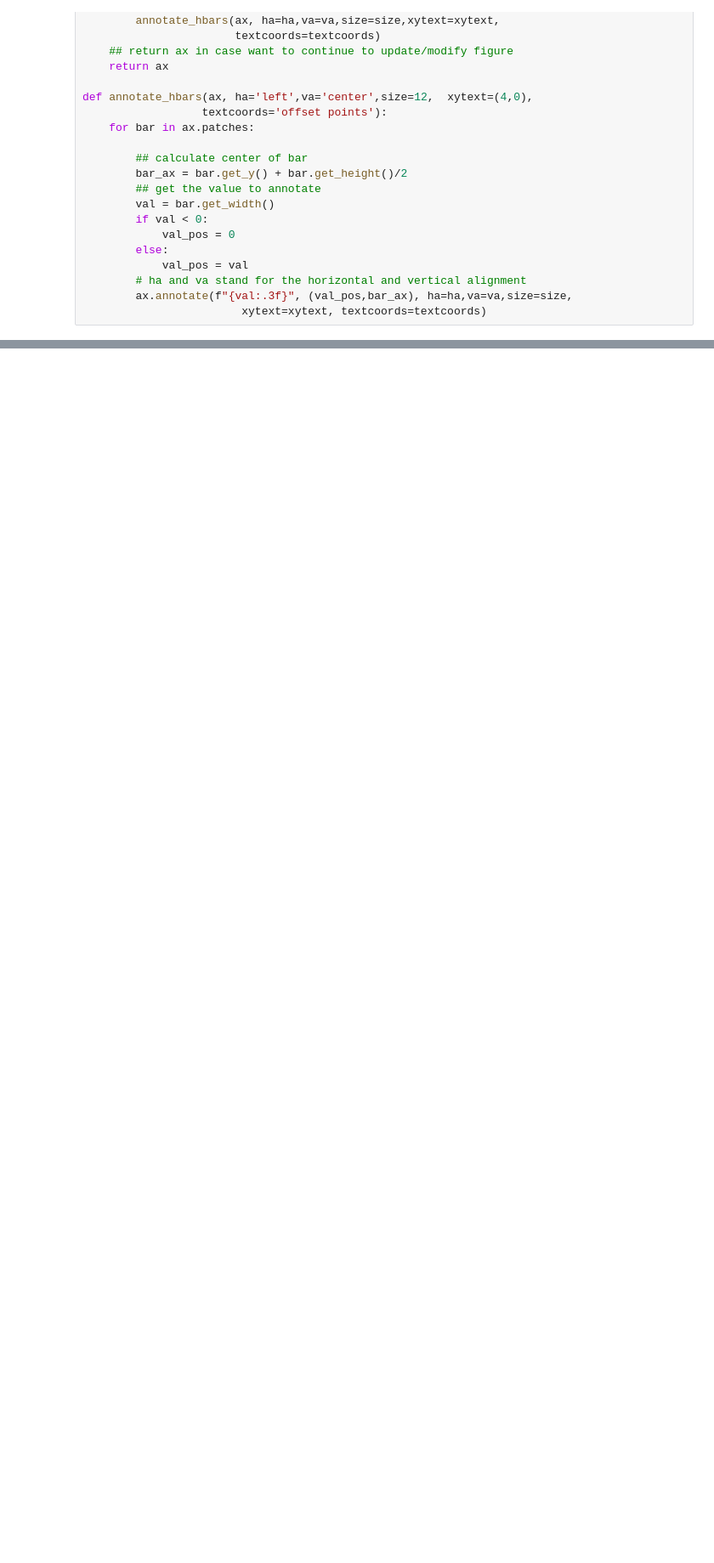
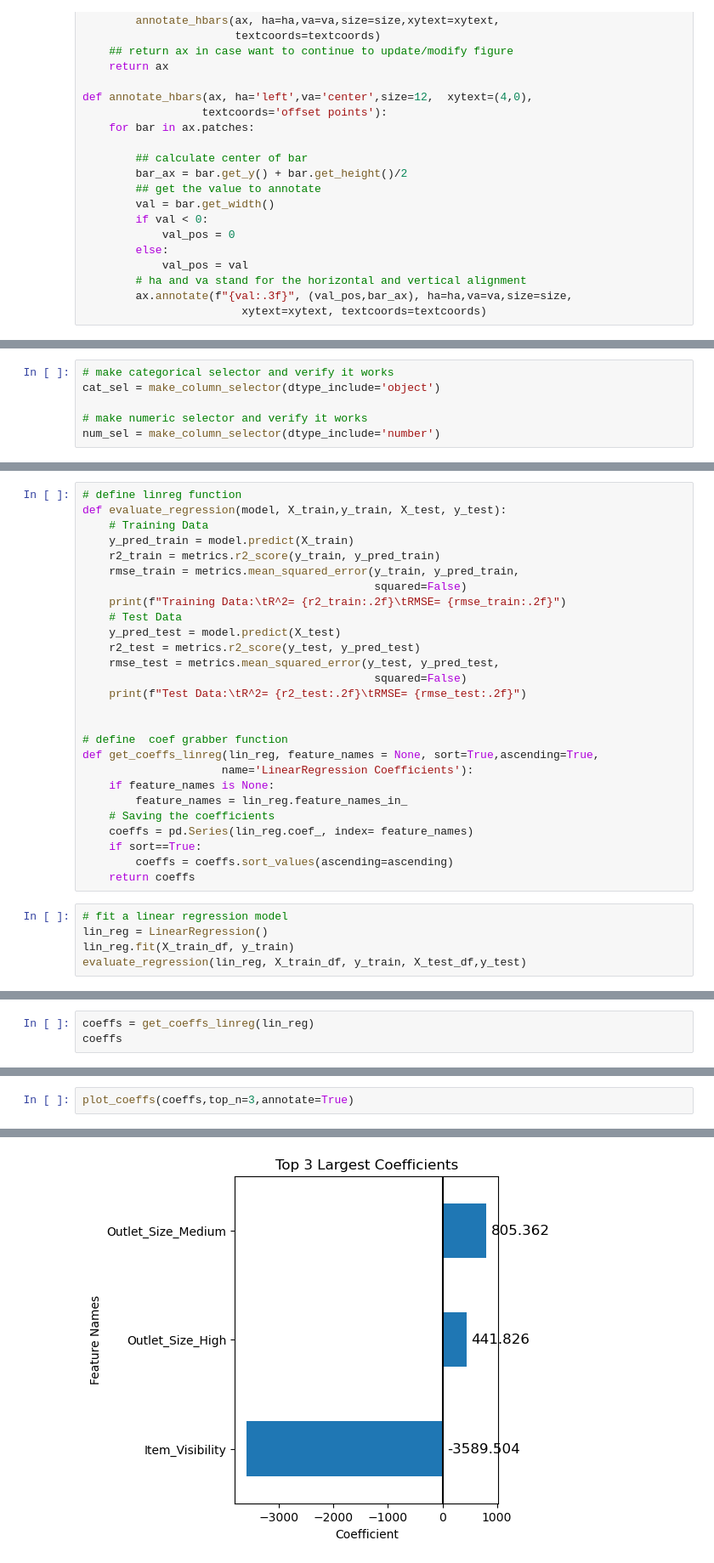
Before and after one commit to Sly-hexr/Prediction-of-Product-Sales, a Jupyter notebook: POPS-Revisited.ipynb, the cells around one changed output, grey strips where cells are left out. Shown at 85% size. Drawn from its saved outputs; the diff is of its cells as text; blank space fills up the shorter version.

```diff
--- a/POPS-Revisited.ipynb
+++ b/POPS-Revisited.ipynb
@@ -1046,0 +150,6 @@ plot_categorical_vs_target(df, feature9);
+# %%
+# make categorical selector and verify it works
+cat_sel = make_column_selector(dtype_include='object')
+
+# make numeric selector and verify it works
+num_sel = make_column_selector(dtype_include='number')
@@ -1046,0 +201,32 @@ plot_categorical_vs_target(df, feature9);
+# %%
+# define linreg function
+def evaluate_regression(model, X_train,y_train, X_test, y_test):
+    # Training Data
+    y_pred_train = model.predict(X_train)
+    r2_train = metrics.r2_score(y_train, y_pred_train)
+    rmse_train = metrics.mean_squared_error(y_train, y_pred_train,
+                                            squared=False)
+    print(f"Training Data:\tR^2= {r2_train:.2f}\tRMSE= {rmse_train:.2f}")
+    # Test Data
+    y_pred_test = model.predict(X_test)
+    r2_test = metrics.r2_score(y_test, y_pred_test)
+    rmse_test = metrics.mean_squared_error(y_test, y_pred_test,
+                                            squared=False)
+    print(f"Test Data:\tR^2= {r2_test:.2f}\tRMSE= {rmse_test:.2f}")
+
+
+# define  coef grabber function
+def get_coeffs_linreg(lin_reg, feature_names = None, sort=True,ascending=True,
+                     name='LinearRegression Coefficients'):
+    if feature_names is None:
+        feature_names = lin_reg.feature_names_in_
+    # Saving the coefficients
+    coeffs = pd.Series(lin_reg.coef_, index= feature_names)
+    if sort==True:
+        coeffs = coeffs.sort_values(ascending=ascending)
+    return coeffs
+# %%
+# fit a linear regression model
+lin_reg = LinearRegression()
+lin_reg.fit(X_train_df, y_train)
+evaluate_regression(lin_reg, X_train_df, y_train, X_test_df,y_test)
@@ -1046,0 +236,3 @@ plot_categorical_vs_target(df, feature9);
+# %%
+coeffs = get_coeffs_linreg(lin_reg)
+coeffs
@@ -1046,0 +259,3 @@ plot_categorical_vs_target(df, feature9);
+# %%
+plot_coeffs(coeffs,top_n=3,annotate=True)
+# %% [output]
@@ -1046,0 +263 @@ plot_categorical_vs_target(df, feature9);
+[figure, added]
```
Also changed, not shown: parts of 108 cells of this notebook.
